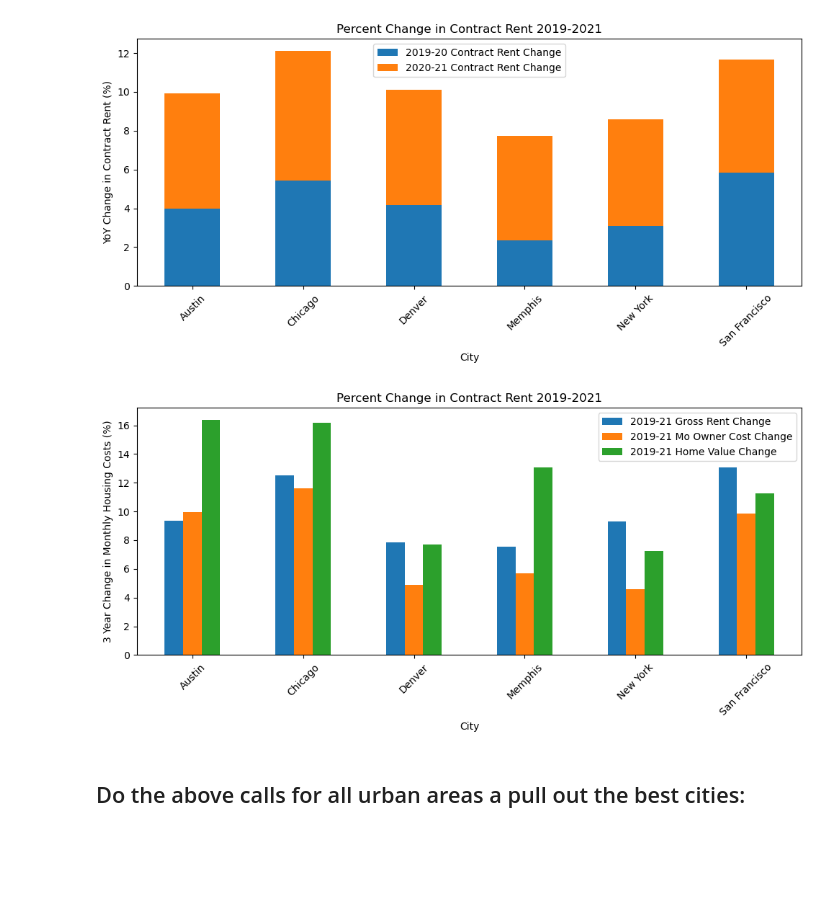
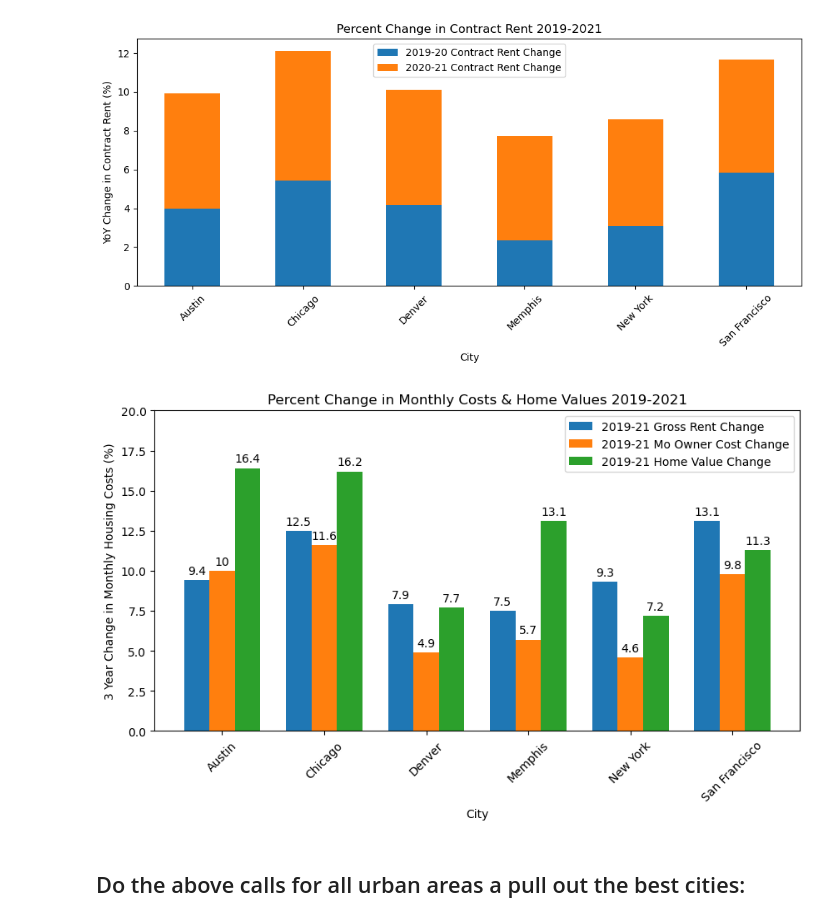
Before and after one commit to vt-bekah/Project1, a Jupyter notebook: Rent_Pricing.ipynb, the cells around one changed output. Saved outputs shown, nothing was run; the diff lists cells and outputs as text; code cells hidden in the pictures; blank space fills up the shorter version.

Commit message:
updated cluster bar chart to use matplotlib rather than pandas

```diff
--- a/Rent_Pricing.ipynb
+++ b/Rent_Pricing.ipynb
@@ -196,23 +196,38 @@ plt.savefig("output_data/ConRentChange.png")
 plt.show()
 # %% [output]
 [figure]
-# %%
-# Create a bar chart to compare contract rental changes across target cities
-yr3_change_all = change_df[["2019-21 Gross Rent Change", "2019-21 Mo Owner Cost Change", "2019-21 Home Value Change"]]
-
-# Pandas can also plot multiple columns if the DataFrame includes them
-multi_plot = yr3_change_all.plot(kind="bar", figsize=(10,5), ylabel="3 Year Change in Monthly Housing Costs (%)", title="Percent Change in Contract Rent 2019-2021")
-
-# PandasPlot.set_xticklabels() can be used to set the tick labels as well
-multi_plot.set_xticklabels(yr3_change_all.index, rotation=45)
-plt.tight_layout()
-
-# Save the figure
-plt.savefig("output_data/RentMortValChange.png")
-
-plt.show()
-# %% [output]
-[figure, removed]
+# %%
+# Use Matplotlib to create a bar chart with value labels to compare contract rental changes across target cities
+import numpy as np
+
+ticks = change_df.index
+bars = {"2019-21 Gross Rent Change": change_df["2019-21 Gross Rent Change"], "2019-21 Mo Owner Cost Change": change_df["2019-21 Mo Owner Cost Change"], "2019-21 Home Value Change": change_df["2019-21 Home Value Change"]}
+
+tick_locs = np.arange(len(change_df))
+width = 0.25
+multiplier = 0
+
+fig, ax = plt.subplots(figsize=(10,5))
+
+for key, value in bars.items():
+    offset = width*multiplier
+    rects = ax.bar(tick_locs + offset, round(value,1), width, label=key)
+    ax.bar_label(rects, padding=3)
+    multiplier +=1
+
+ax.set_ylabel("3 Year Change in Monthly Housing Costs (%)")
+ax.set_xlabel("City")
+ax.set_title("Percent Change in Monthly Costs & Home Values 2019-2021")
+ax.set_xticks(tick_locs+width, ticks, rotation=45)
+ax.legend(loc="upper right")
+ax.set_ylim(0, 20)
+
+# Save the figure
+plt.savefig("output_data/RentMortValChange.png")
+
+plt.show()
+# %% [output]
+[figure, added]
 # %% [markdown]
 ## Do the above calls for all urban areas a pull out the best cities:
 # %%
```
Also changed, not shown: parts of 1 cell of this notebook, 2 other files.
